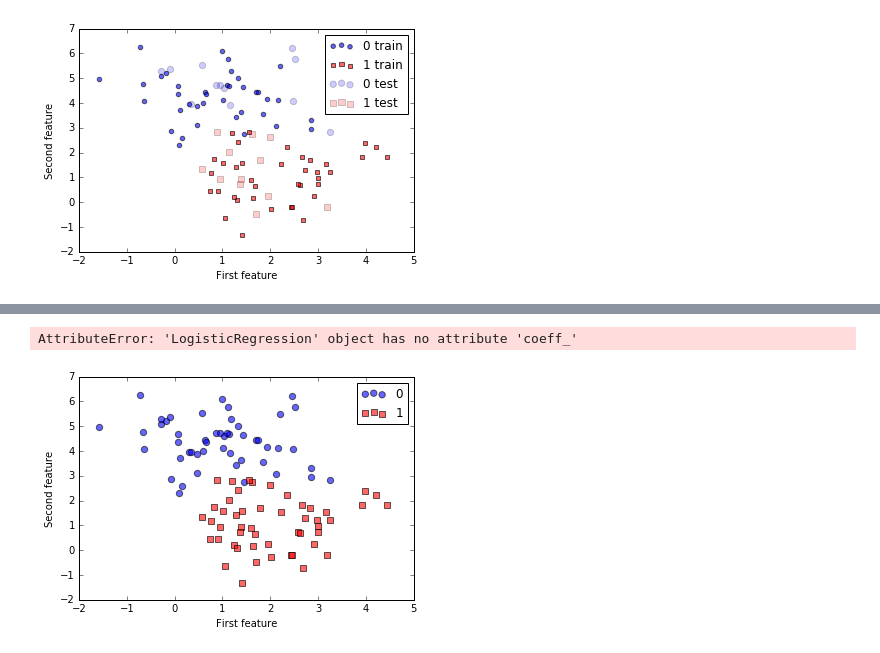
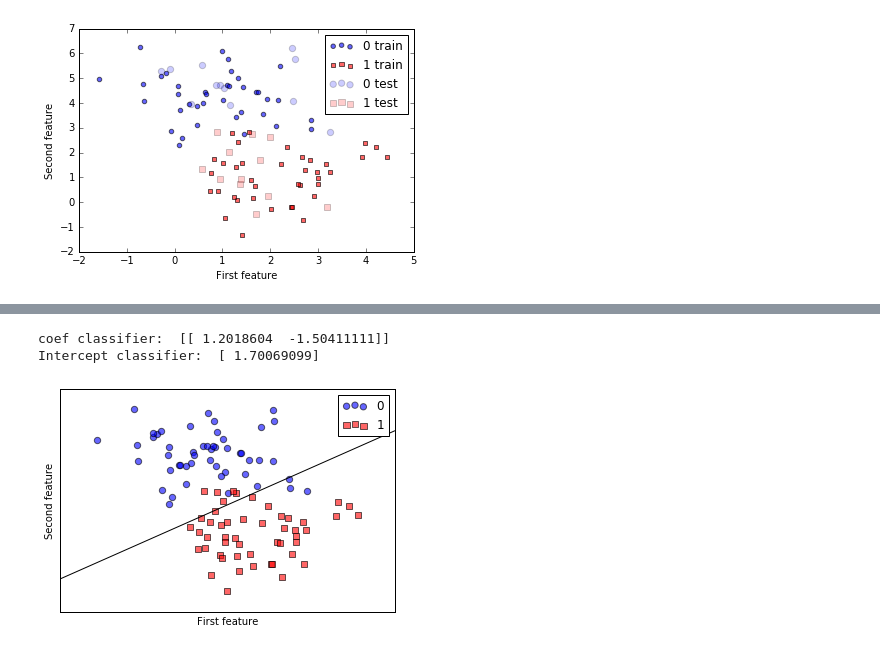
Before and after one commit to MrGreenRubato/notebooks, a Jupyter notebook: SciPy 2016 - Tutorial Part 3 - Supervised Learning - classification.ipynb, the cells around one changed output, grey strips where cells are left out. Cells and saved outputs as stored; diff of their text form; code cells hidden in the pictures.

```diff
--- a/SciPy 2016 - Tutorial Part 3 - Supervised Learning - classification.ipynb
+++ b/SciPy 2016 - Tutorial Part 3 - Supervised Learning - classification.ipynb
@@ -79,14 +79,18 @@ Score classifier on training set:  0.934210526316
 # %%
-#from figures import plot_2d_separator
+from figures import plot_2d_separator
 
 plt.scatter(X[y==0,0], X[y==0,1], c='blue', marker='o',s=40, alpha=0.6, label='0')
 plt.scatter(X[y==1,0], X[y==1,1], c='red', marker='s', s=40, alpha=0.6, label='1')
 
 plt.xlabel('First feature')
 plt.ylabel('Second feature')
 plt.legend(loc = 'upper right')
 
-print(classifier.coeff_)
+plot_2d_separator(classifier, X)
+
+print('coef classifier: ',classifier.coef_)
+print('Intercept classifier: ',classifier.intercept_)
 # %% [output]
-AttributeError: 'LogisticRegression' object has no attribute 'coeff_'
+coef classifier:  [[ 1.2018604  -1.50411111]]
+Intercept classifier:  [ 1.70069099]
-[figure, old version]
+[figure, new version]
```
Also changed, not shown: parts of 1 cell of this notebook, 2 other files.
